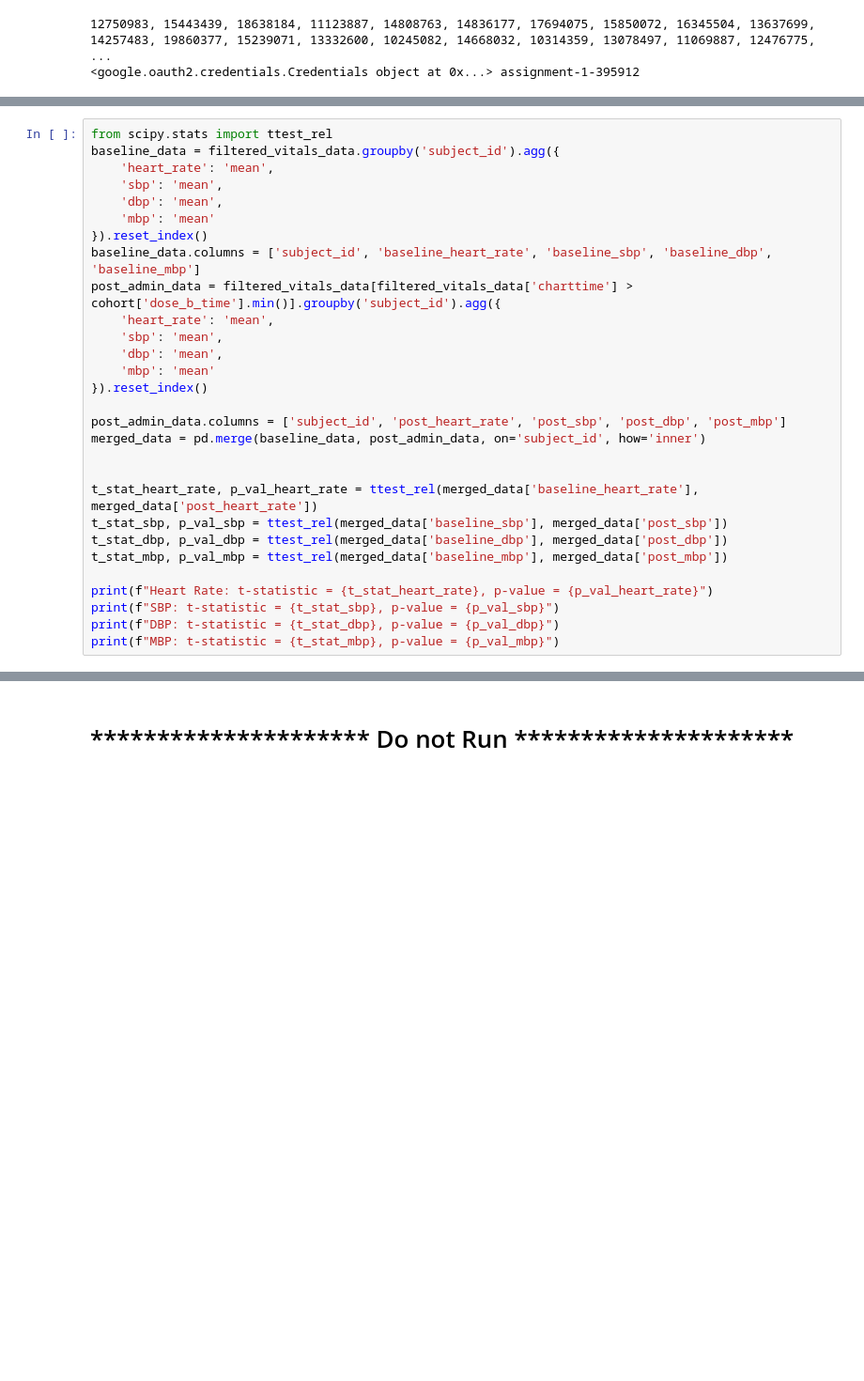
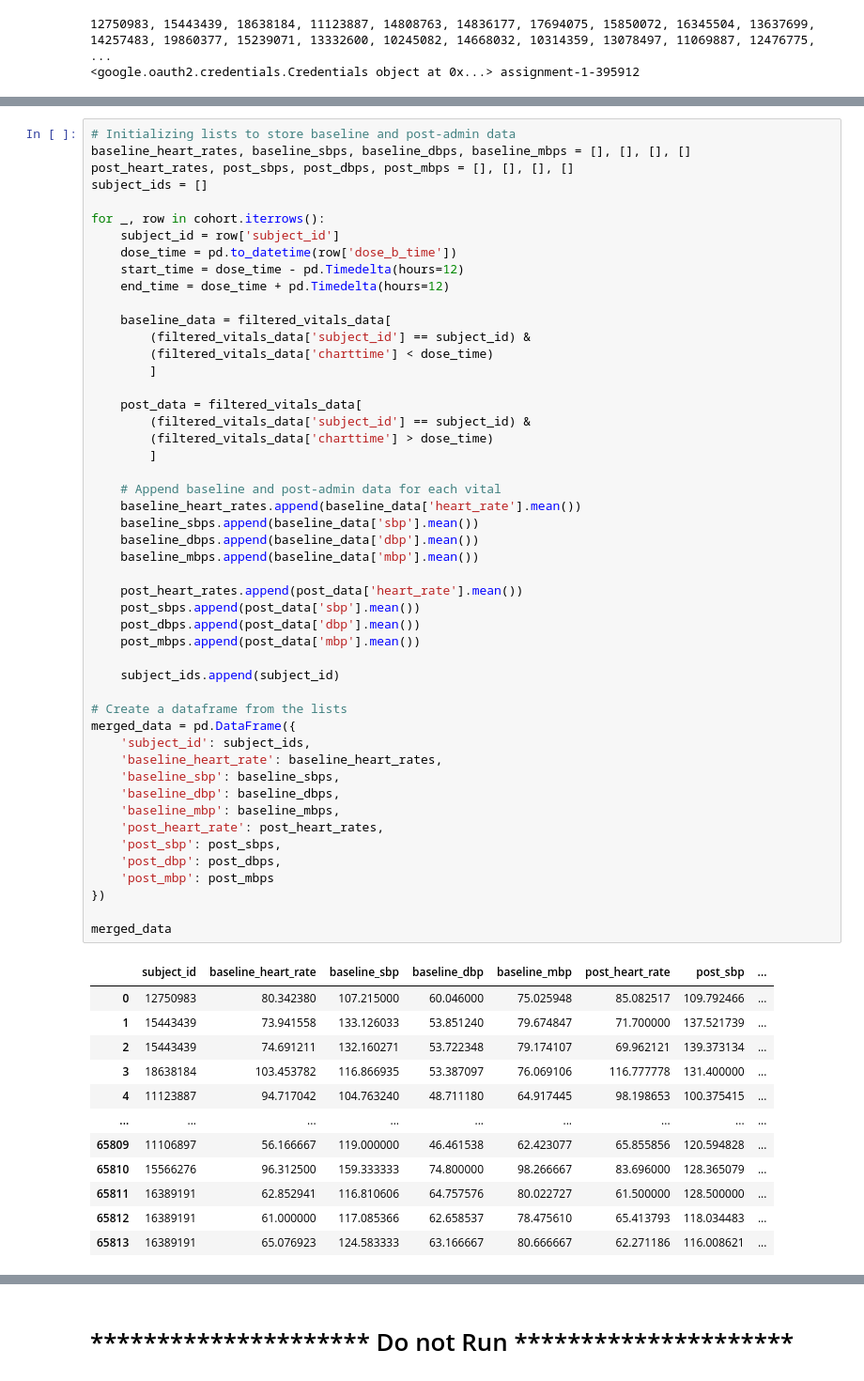
Before and after one commit to stevelan/UniMLHealth-GroupProject, a Jupyter notebook: notebooks/02-ml-data-preprocessing-heartrate-bloodpressure.ipynb, the cells around one changed output, grey strips where cells are left out. Shown at 94% size. Saved outputs shown, nothing was run; the diff lists cells and outputs as text; blank space fills up the shorter version.

```diff
--- a/notebooks/02-ml-data-preprocessing-heartrate-bloodpressure.ipynb
+++ b/notebooks/02-ml-data-preprocessing-heartrate-bloodpressure.ipynb
@@ -128,30 +103,62 @@ baseline_readings
 # %%
-from scipy.stats import ttest_rel
-baseline_data = filtered_vitals_data.groupby('subject_id').agg({
-    'heart_rate': 'mean',
-    'sbp': 'mean',
-    'dbp': 'mean',
-    'mbp': 'mean'
-}).reset_index()
-baseline_data.columns = ['subject_id', 'baseline_heart_rate', 'baseline_sbp', 'baseline_dbp', 'baseline_mbp']
-post_admin_data = filtered_vitals_data[filtered_vitals_data['charttime'] > cohort['dose_b_time'].min()].groupby('subject_id').agg({
-    'heart_rate': 'mean',
-    'sbp': 'mean',
-    'dbp': 'mean',
-    'mbp': 'mean'
-}).reset_index()
+# Initializing lists to store baseline and post-admin data
+baseline_heart_rates, baseline_sbps, baseline_dbps, baseline_mbps = [], [], [], []
+post_heart_rates, post_sbps, post_dbps, post_mbps = [], [], [], []
+subject_ids = []
 
-post_admin_data.columns = ['subject_id', 'post_heart_rate', 'post_sbp', 'post_dbp', 'post_mbp']
-merged_data = pd.merge(baseline_data, post_admin_data, on='subject_id', how='inner')
+for _, row in cohort.iterrows():
+    subject_id = row['subject_id']
+    dose_time = pd.to_datetime(row['dose_b_time'])
+    start_time = dose_time - pd.Timedelta(hours=12)
+    end_time = dose_time + pd.Timedelta(hours=12)
 
+    baseline_data = filtered_vitals_data[
+        (filtered_vitals_data['subject_id'] == subject_id) &
+        (filtered_vitals_data['charttime'] < dose_time)
+        ]
 
-t_stat_heart_rate, p_val_heart_rate = ttest_rel(merged_data['baseline_heart_rate'], merged_data['post_heart_rate'])
-t_stat_sbp, p_val_sbp = ttest_rel(merged_data['baseline_sbp'], merged_data['post_sbp'])
-t_stat_dbp, p_val_dbp = ttest_rel(merged_data['baseline_dbp'], merged_data['post_dbp'])
-t_stat_mbp, p_val_mbp = ttest_rel(merged_data['baseline_mbp'], merged_data['post_mbp'])
+    post_data = filtered_vitals_data[
+        (filtered_vitals_data['subject_id'] == subject_id) &
+        (filtered_vitals_data['charttime'] > dose_time)
+        ]
 
-print(f"Heart Rate: t-statistic = {t_stat_heart_rate}, p-value = {p_val_heart_rate}")
-print(f"SBP: t-statistic = {t_stat_sbp}, p-value = {p_val_sbp}")
-print(f"DBP: t-statistic = {t_stat_dbp}, p-value = {p_val_dbp}")
-print(f"MBP: t-statistic = {t_stat_mbp}, p-value = {p_val_mbp}")
+    # Append baseline and post-admin data for each vital
+    baseline_heart_rates.append(baseline_data['heart_rate'].mean())
+    baseline_sbps.append(baseline_data['sbp'].mean())
+    baseline_dbps.append(baseline_data['dbp'].mean())
+    baseline_mbps.append(baseline_data['mbp'].mean())
+
+    post_heart_rates.append(post_data['heart_rate'].mean())
+    post_sbps.append(post_data['sbp'].mean())
+    post_dbps.append(post_data['dbp'].mean())
+    post_mbps.append(post_data['mbp'].mean())
+
+    subject_ids.append(subject_id)
+
+# Create a dataframe from the lists
+merged_data = pd.DataFrame({
+    'subject_id': subject_ids,
+    'baseline_heart_rate': baseline_heart_rates,
+    'baseline_sbp': baseline_sbps,
+    'baseline_dbp': baseline_dbps,
+    'baseline_mbp': baseline_mbps,
+    'post_heart_rate': post_heart_rates,
+    'post_sbp': post_sbps,
+    'post_dbp': post_dbps,
+    'post_mbp': post_mbps
+})
+
+merged_data
 # %% [output]
+|  | subject_id | baseline_heart_rate | baseline_sbp | baseline_dbp | baseline_mbp | post_heart_rate | post_sbp | ... |
+| 0 | 12750983 | 80.342380 | 107.215000 | 60.046000 | 75.025948 | 85.082517 | 109.792466 | ... |
+| 1 | 15443439 | 73.941558 | 133.126033 | 53.851240 | 79.674847 | 71.700000 | 137.521739 | ... |
+| 2 | 15443439 | 74.691211 | 132.160271 | 53.722348 | 79.174107 | 69.962121 | 139.373134 | ... |
+| 3 | 18638184 | 103.453782 | 116.866935 | 53.387097 | 76.069106 | 116.777778 | 131.400000 | ... |
+| 4 | 11123887 | 94.717042 | 104.763240 | 48.711180 | 64.917445 | 98.198653 | 100.375415 | ... |
+| ... | ... | ... | ... | ... | ... | ... | ... | ... |
+| 65809 | 11106897 | 56.166667 | 119.000000 | 46.461538 | 62.423077 | 65.855856 | 120.594828 | ... |
+| 65810 | 15566276 | 96.312500 | 159.333333 | 74.800000 | 98.266667 | 83.696000 | 128.365079 | ... |
+| 65811 | 16389191 | 62.852941 | 116.810606 | 64.757576 | 80.022727 | 61.500000 | 128.500000 | ... |
+| 65812 | 16389191 | 61.000000 | 117.085366 | 62.658537 | 78.475610 | 65.413793 | 118.034483 | ... |
+| 65813 | 16389191 | 65.076923 | 124.583333 | 63.166667 | 80.666667 | 62.271186 | 116.008621 | ... |
```
Also changed, not shown: parts of 11 cells of this notebook.
